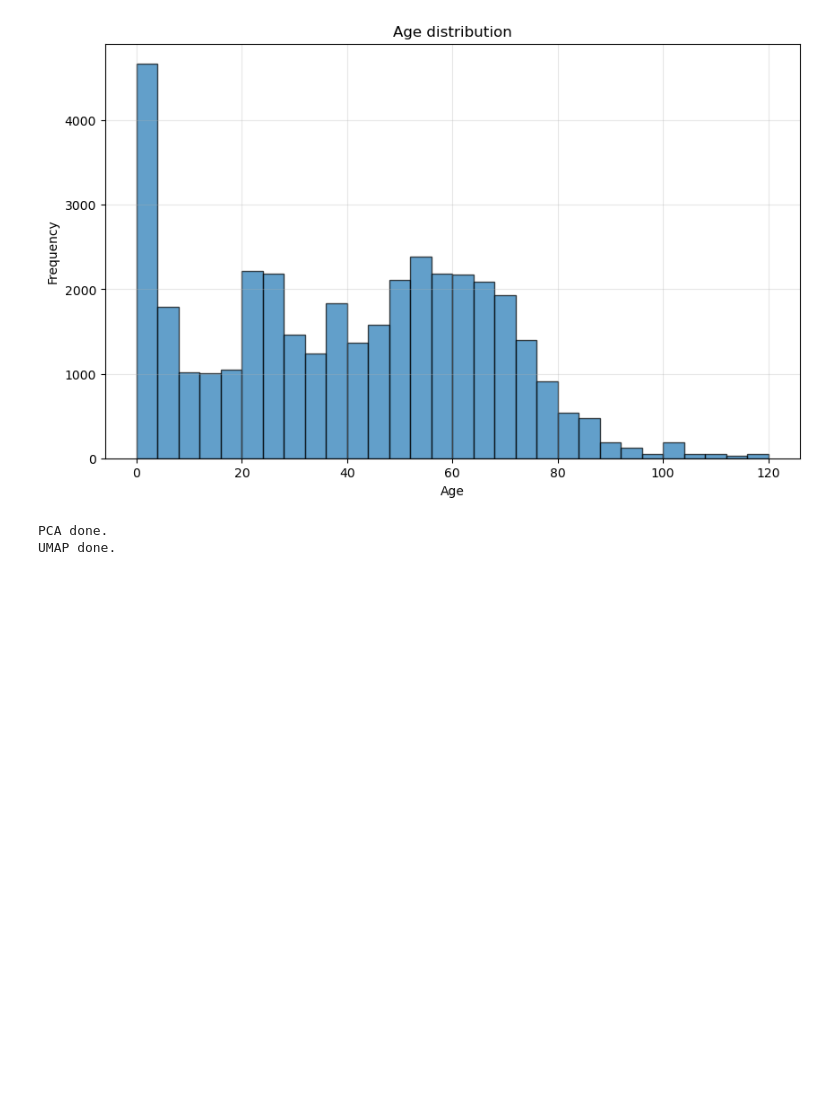
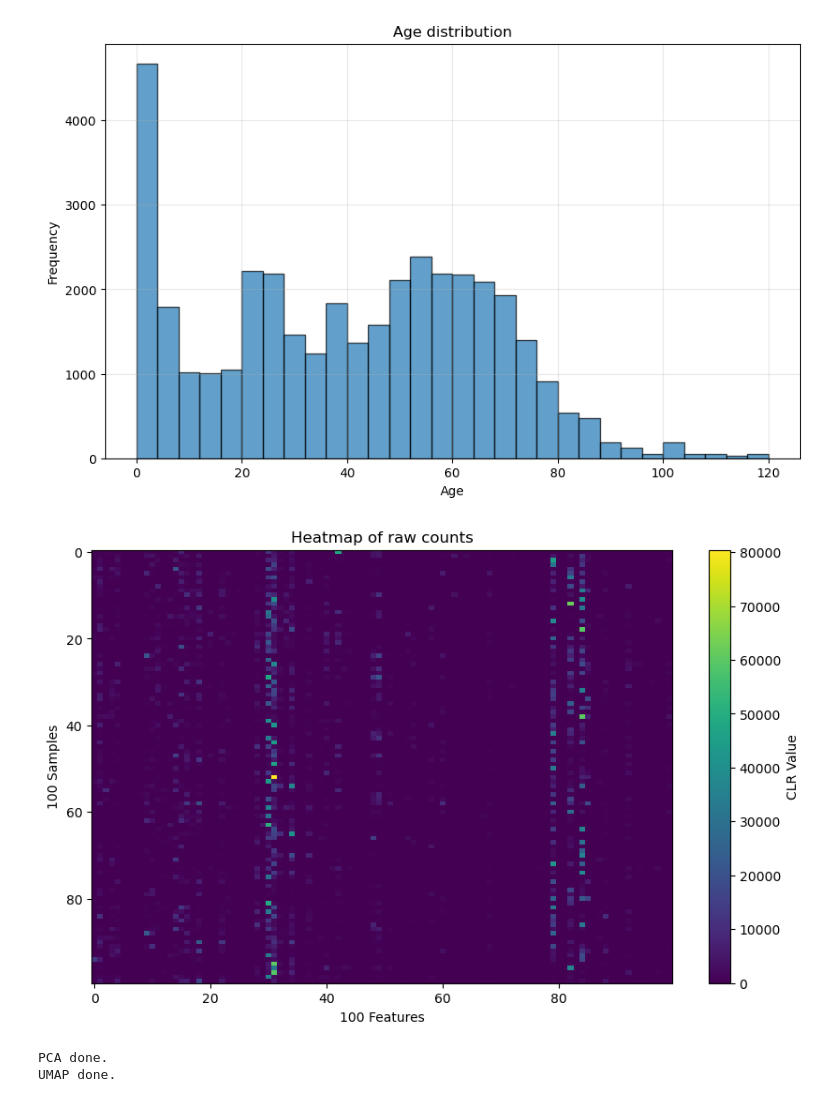
Before and after one commit to Philumination/masked-transformer-comparison, a Jupyter notebook: notebooks/initial-stuff.ipynb, the cells around one changed output. Cells and saved outputs as stored; diff of their text form; code cells hidden in the pictures; blank space fills up the shorter version.

```diff
--- a/notebooks/initial-stuff.ipynb
+++ b/notebooks/initial-stuff.ipynb
@@ -261,6 +266,17 @@ plt.show()
 # load processed data again
 import anndata as ad
 adata = ad.read_h5ad("../data/processed/adjusted_data.h5ad")
+# %%
+#quick look at heatmap of data.X plot
+plt.figure(figsize=(10, 6))
+plt.imshow(adata.X.toarray()[:100, :100], aspect='auto', cmap='viridis')
+plt.colorbar(label='CLR Value')
+plt.xlabel("100 Features")
+plt.ylabel('100 Samples')
+plt.title('Heatmap of raw counts')
+plt.show()
+# %% [output]
+[figure, added]
 # %%
 #precomute PCA and UMAP for later use
 from analysis_src.representations import precompute_representations
```
Also changed, not shown: parts of 4 cells of this notebook.
